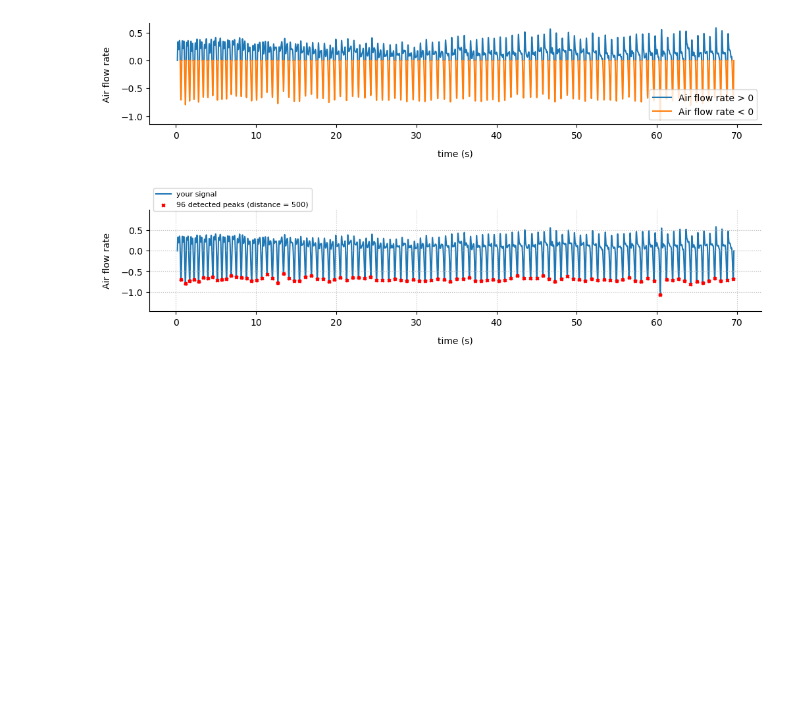
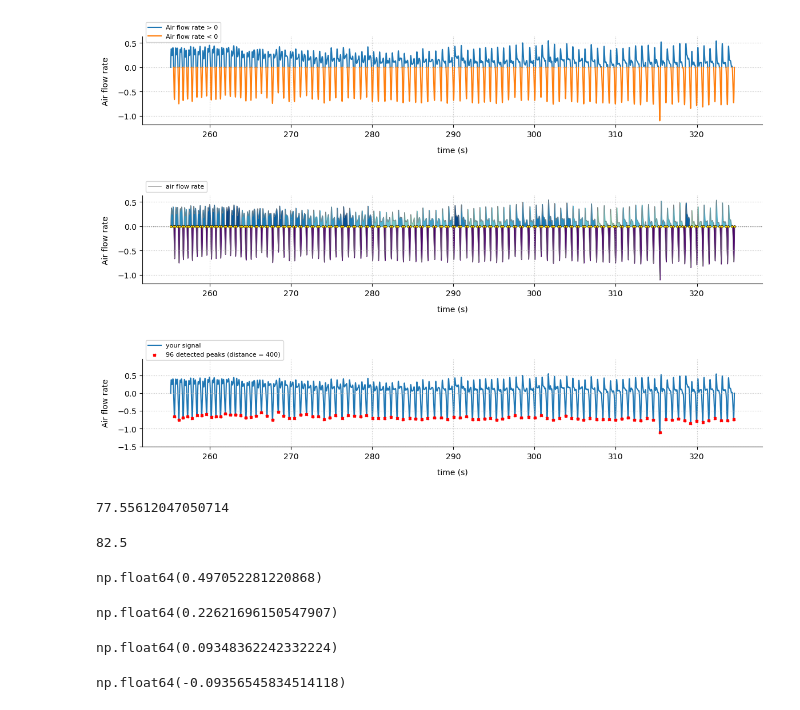
Before and after one commit to tcoustillet/pybreathe, a Jupyter notebook: example.ipynb, the cells around one changed output. Cells and saved outputs as stored; diff of their text form; code cells hidden in the pictures; blank space fills up the shorter version.

Commit message:
.ipynb example file updated

```diff
--- a/example.ipynb
+++ b/example.ipynb
@@ -1,12 +1,41 @@
 # %%
 from pybreathe import BreathingFlow
 # %%
-data = BreathingFlow(filename="example_airflow.txt")
+labchart_file = r"example_airflow.txt"
+data = BreathingFlow.from_file(filename=labchart_file)
 # %%
 data.plot(show_segments=True)
 # %% [output]
-[figure, old version]
+[figure, new version]
+# %%
+data.plot(show_auc=True)
+# %% [output]
+[figure, added]
 # %%
-data.test_distance(which_peaks="bottom", distance=500, set_dist=True)
+data.test_distance(which_peaks="bottom", distance=400, set_dist=True)
 # %% [output]
-[figure, old version]
+[figure, new version]
+# %%
+float(data.get_frequency())
+# %% [output]
+77.55612047050714
+# %%
+float(f"{data.get_frequency(method="peaks", which_peaks="bottom"):.2e}")
+# %% [output]
+82.5
+# %%
+data.get_positive_auc_time()
+# %% [output]
+np.float64(0.497052281220868)
+# %%
+data.get_negative_auc_time()
+# %% [output]
+np.float64(0.22621696150547907)
+# %%
+data.get_positive_auc_value()
+# %% [output]
+np.float64(0.09348362242332224)
+# %%
+data.get_negative_auc_value()
+# %% [output]
+np.float64(-0.09356545834514118)
```
Also changed, not shown: parts of 1 cell of this notebook.
